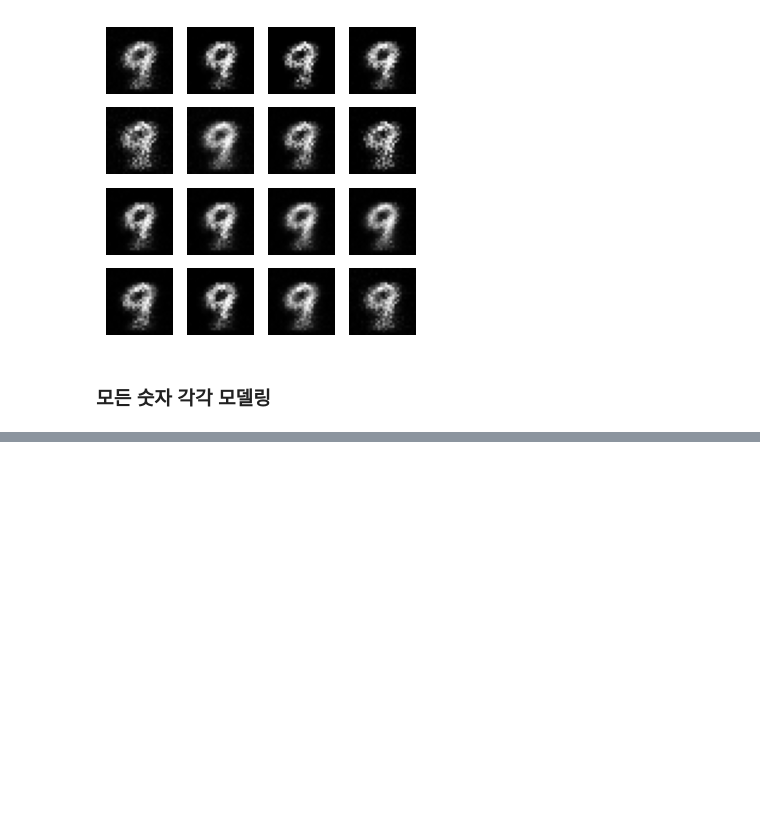
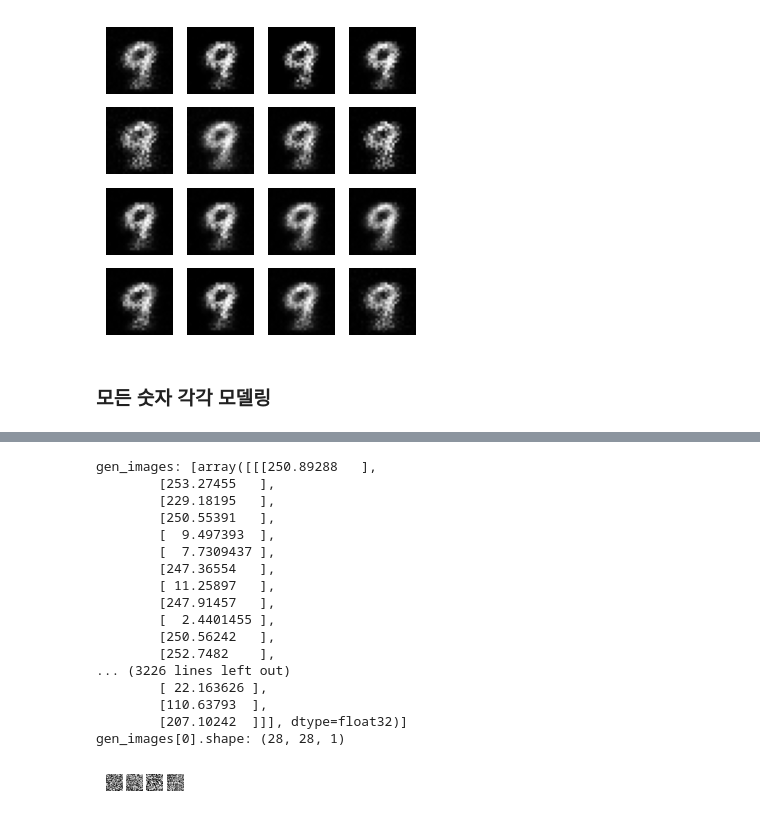
Before and after one commit to freemancho1/freeman, a Jupyter notebook: ai/algorithms/gan.ipynb, the cells around one changed output, grey strips where cells are left out. Saved outputs shown, nothing was run; the diff lists cells and outputs as text; code cells hidden in the pictures; blank space fills up the shorter version.

```diff
--- a/ai/algorithms/gan.ipynb
+++ b/ai/algorithms/gan.ipynb
@@ -106,5 +106,5 @@ from ai.algorithms.gan_create_number import NumberGenerator
 # %%
 ng = NumberGenerator()
 # %%
-ng.fit()
+ng.fit_all()
 # %% [output]
@@ -126,0 +116,21 @@ INFO:tensorflow:Assets written to: ram://1501261a-2cd2-4758-aec9-77e2045e4573/as
+# %%
+ng.generator(1,2,3,4)
+# %% [output]
+gen_images: [array([[[250.89288   ],
+        [253.27455   ],
+        [229.18195   ],
+        [250.55391   ],
+        [  9.497393  ],
+        [  7.7309437 ],
+        [247.36554   ],
+        [ 11.25897   ],
+        [247.91457   ],
+        [  2.4401455 ],
+        [250.56242   ],
+        [252.7482    ],
+... (3226 lines left out)
+        [ 22.163626 ],
+        [110.63793  ],
+        [207.10242  ]]], dtype=float32)]
+gen_images[0].shape: (28, 28, 1)
+[figure, added]
```
Also changed, not shown: parts of 1 cell of this notebook, 6 other files.
